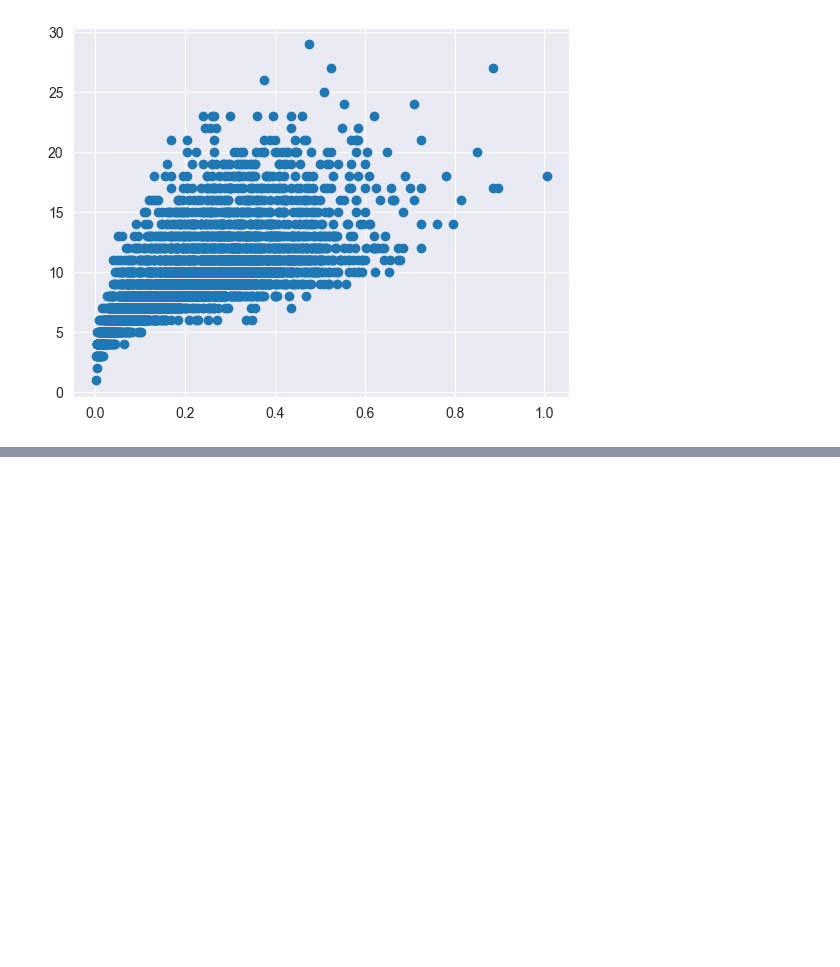
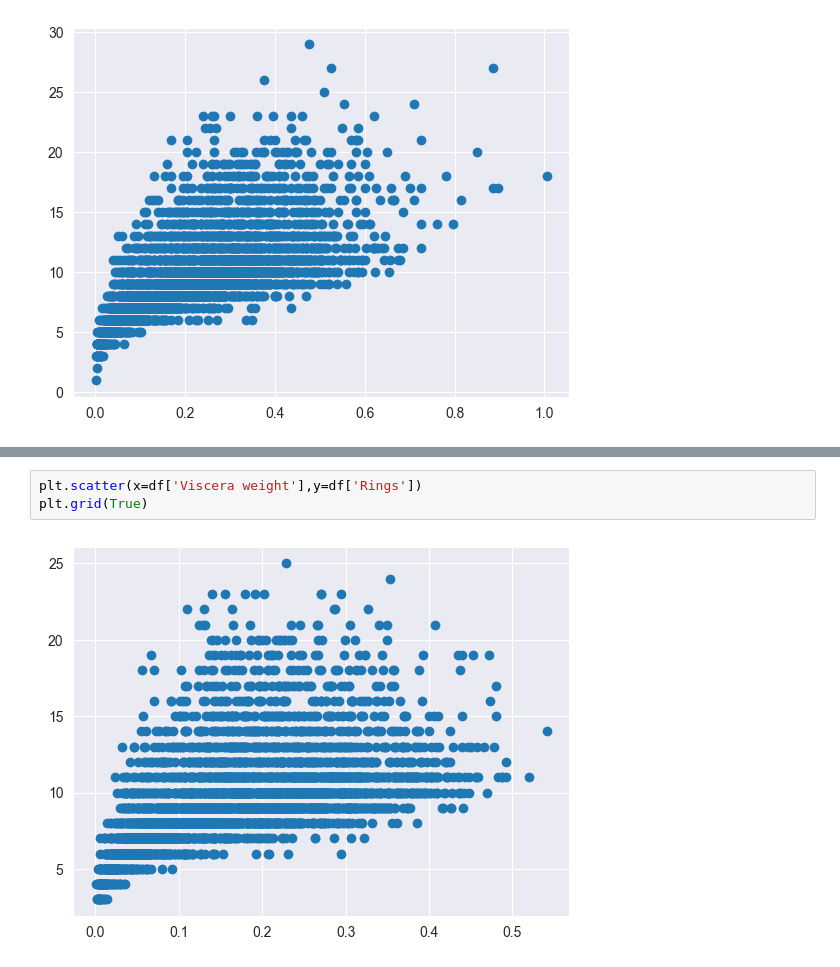
Before and after one commit to Darkget1/machin_learning, a Jupyter notebook: chapter07.ipynb, the cells around one changed output, grey strips where cells are left out. Drawn from its saved outputs; the diff is of its cells as text; blank space fills up the shorter version.

```diff
--- a/chapter07.ipynb
+++ b/chapter07.ipynb
@@ -492,0 +493,5 @@ plt.grid()
+# %%
+plt.scatter(x=df['Viscera weight'],y=df['Rings'])
+plt.grid(True)
+# %% [output]
+[figure, added]
```
Also changed, not shown: parts of 14 cells of this notebook.
